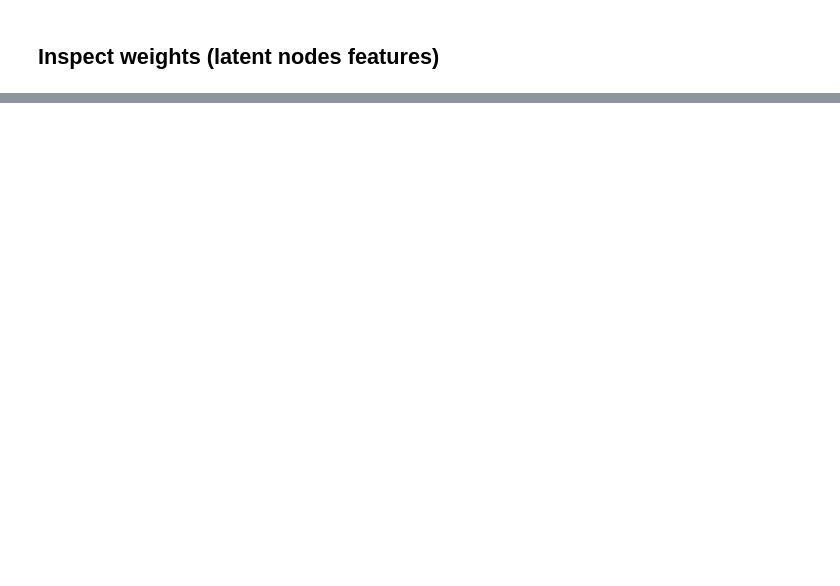
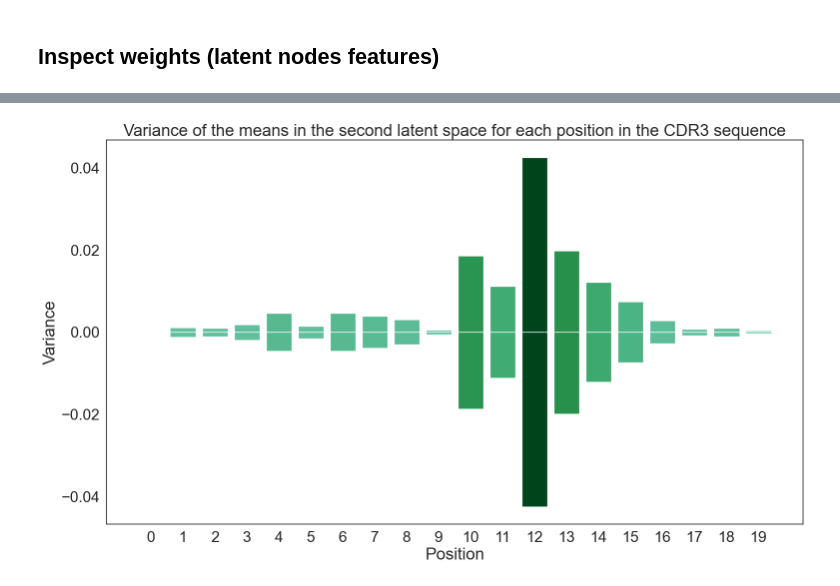
Before and after one commit to yanismiraoui/M4R-Project-Notebooks, a Jupyter notebook: 11_VAE_vampire_latent.ipynb, the cells around one changed output, grey strips where cells are left out. Drawn from its saved outputs; the diff is of its cells as text; code cells hidden in the pictures; blank space fills up the shorter version.

```diff
--- a/11_VAE_vampire_latent.ipynb
+++ b/11_VAE_vampire_latent.ipynb
@@ -466,0 +467,13 @@ plt.show()
+# %%
+sns.set(rc={'figure.figsize':(18,10)}, font_scale=2, style="white", palette="bright")
+plt.figure(figsize=(18, 10))
+plt.bar(list(vars_pos.keys()), [vars_pos[i][1] for i in vars_pos.keys()], color=cmap_lat2(my_norm_lat2([vars_pos[i][1] for i in vars_pos.keys()])))
+plt.bar(list(vars_pos.keys()), [-vars_pos[i][1] for i in vars_pos.keys()], color=cmap_lat2(my_norm_lat2([vars_pos[i][1] for i in vars_pos.keys()])))
+plt.title('Variance of the means in the second latent space for each position in the CDR3 sequence')
+plt.xticks(np.arange(0, 20, 1))
+plt.xlabel("Position")
+plt.ylabel("Variance")
+plt.savefig("./images/vae_var_position2.png", dpi=300, bbox_inches='tight')
+plt.show()
+# %% [output]
+[figure, added]
```
Also changed, not shown: parts of 33 cells of this notebook, 14 other files.
